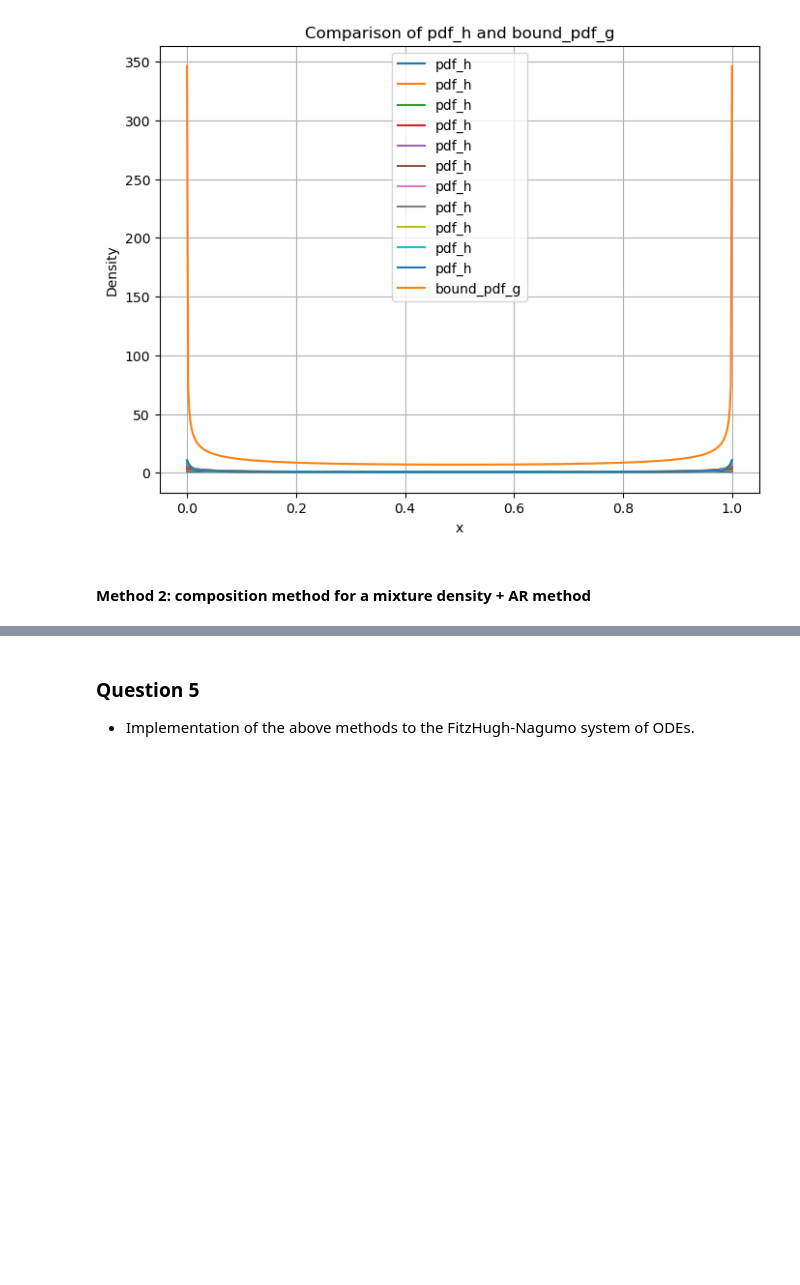
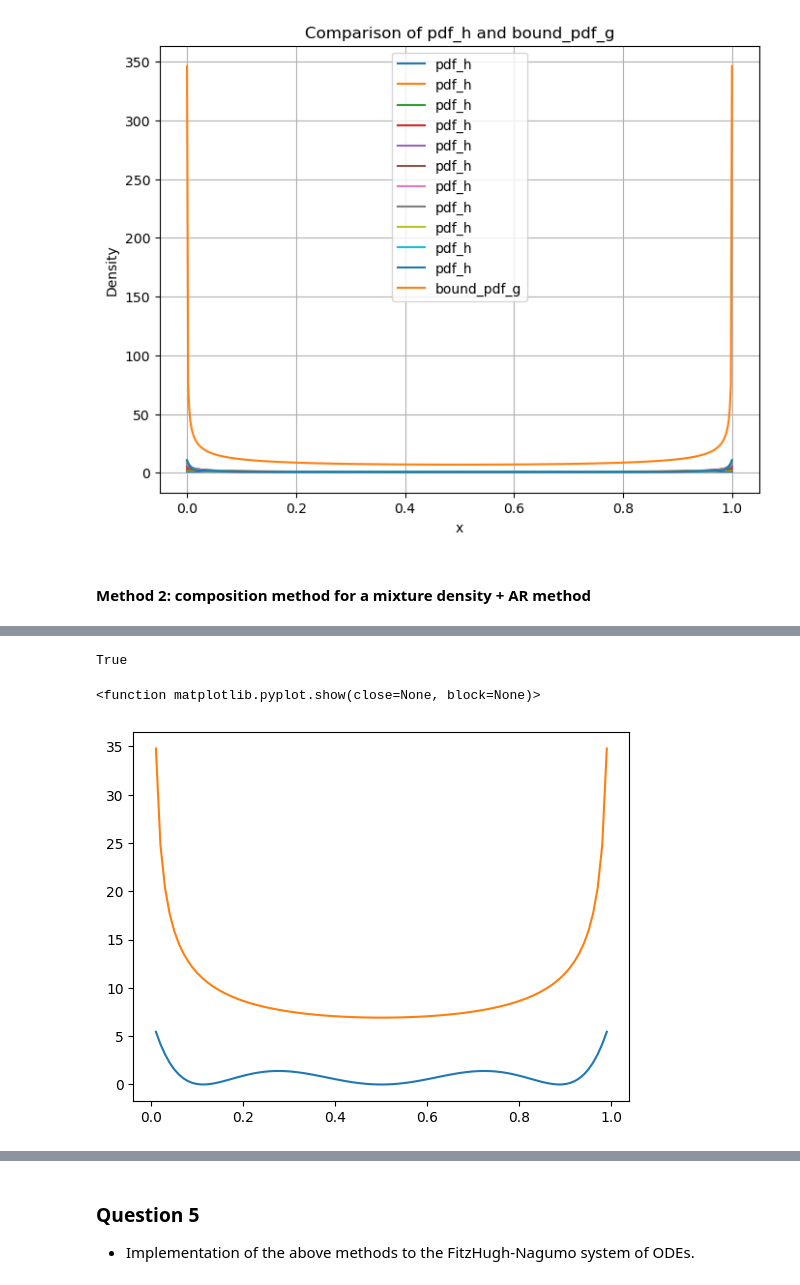
Before and after one commit to FraBet29/stochastic-simulation-project, a Jupyter notebook: notebook.ipynb, the cells around one changed output, grey strips where cells are left out. Saved outputs shown, nothing was run; the diff lists cells and outputs as text; code cells hidden in the pictures; blank space fills up the shorter version.

```diff
--- a/notebook.ipynb
+++ b/notebook.ipynb
@@ -311,9 +313,12 @@ Exception: Acceptance rate too low
 # %%
-# C = 4 * np.e
 n = 3
-C = 1 / (n + 1/4) # can a similar constant be found analytically somehow?
+C = 4 * np.e
 x = np.linspace(0.01, 0.99, 100)
-plt.plot(x, eval_phi_squared(x, n))
+plt.plot(x, phi_squared(x, n))
 plt.plot(x, C * g(x))
-print(np.all(eval_phi_squared(x, n) < C * g(x)))
+print(np.all(phi_squared(x, n) < C * g(x)))
 plt.show
+# %% [output]
+True
+<function matplotlib.pyplot.show(close=None, block=None)>
+[figure, added]
```
Also changed, not shown: parts of 7 cells of this notebook, 1 other file.
